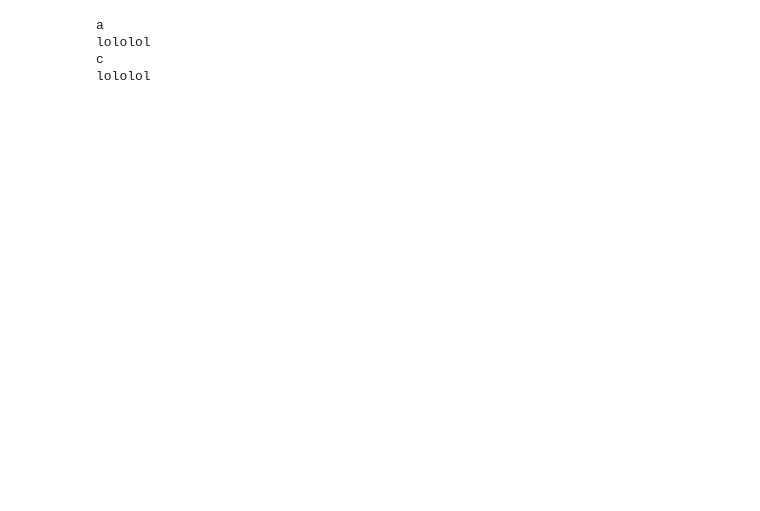
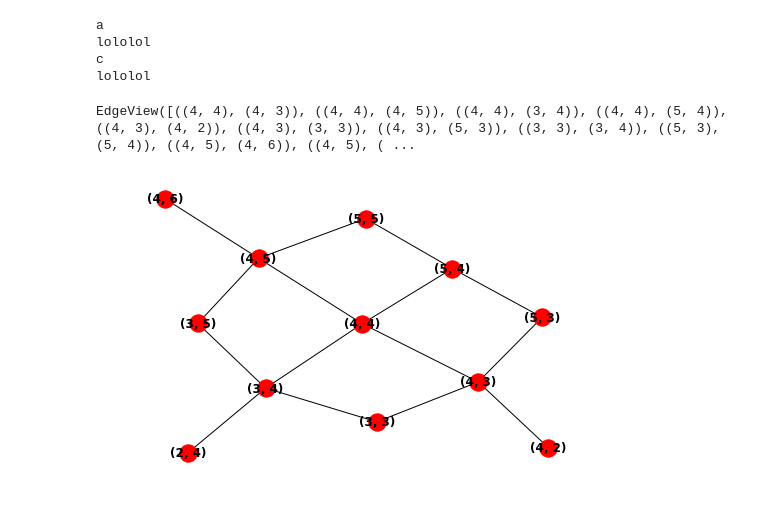
Before and after one commit to LiliTheQueen/GWV_DungeonCrawler, a Jupyter notebook: Untitled2.ipynb, the cells around one changed output. Drawn from its saved outputs; the diff is of its cells as text; code cells hidden in the pictures; blank space fills up the shorter version.

```diff
--- a/Untitled2.ipynb
+++ b/Untitled2.ipynb
@@ -125,4 +120,0 @@ print(neighbour)
-# %%
-for i in neighbour:
-    a, b = i
-    print(matrix[a][b])
@@ -144,0 +121,18 @@ x
+# %%
+dictionary = {}
+dictionary2 = {}
+
+def getNeighs(positions):
+    nextNeigh = []
+    nextNeigh = nextpos(positions)
+    #print(nextNeigh)
+    neighbour = []
+    for i in nextNeigh:
+        a, b = i
+        if (a, b) in dictionary:
+            next
+        else:
+            value = nextpos(i)
+            dictionary[a, b] = value
+getNeighs(start)
+print(dictionary)
@@ -144,0 +141,7 @@ x
+# %%
+dictionary2.update(dictionary)
+for i in dictionary:
+    print(i)
+    #for j in dictionary[key][i]:
+     #   getNeighs(tuple(j))
+print(dictionary)
@@ -171,3 +188,18 @@ a
 lololol
 c
 lololol
+# %%
+Graph = nx.Graph()
+Graph.add_node(tuple(start))
+for i in nextpos(start):
+    Graph.add_node(tuple(i))
+    Graph.add_edge(tuple(i),tuple(start))
+    for j in nextpos(i):
+        Graph.add_node(tuple(j))
+        Graph.add_edge(tuple(j),tuple(i))
+
+nx.draw(Graph, with_labels=True, font_weight='bold')
+Graph.edges
+# %% [output]
+EdgeView([((4, 4), (4, 3)), ((4, 4), (4, 5)), ((4, 4), (3, 4)), ((4, 4), (5, 4)), ((4, 3), (4, 2)), ((4, 3), (3, 3)), ((4, 3), (5, 3)), ((3, 3), (3, 4)), ((5, 3), (5, 4)), ((4, 5), (4, 6)), ((4, 5), ( ...
+[figure, added]
```
Also changed, not shown: parts of 24 cells of this notebook.
